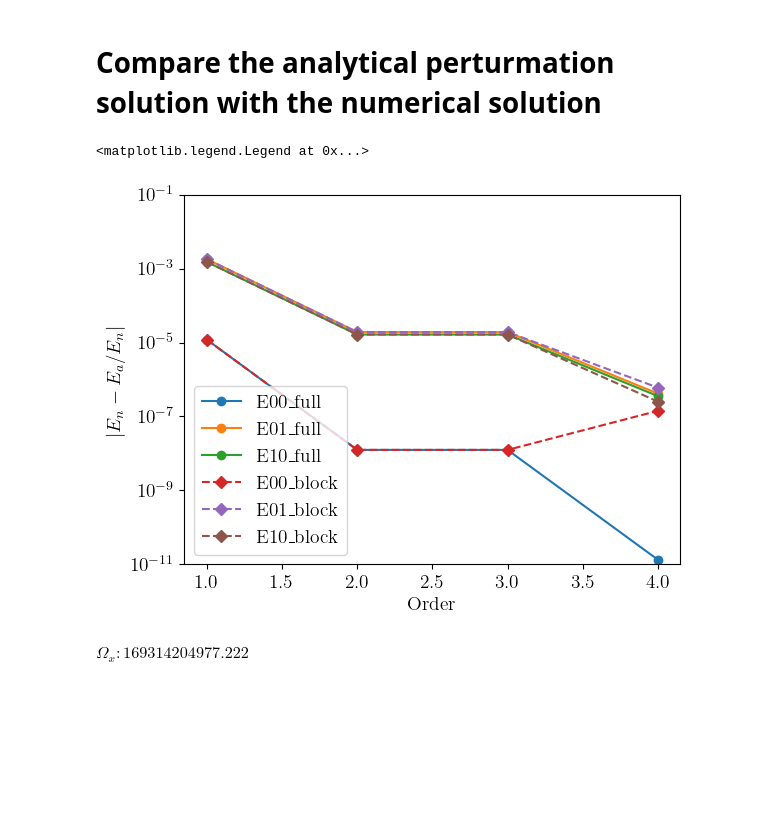
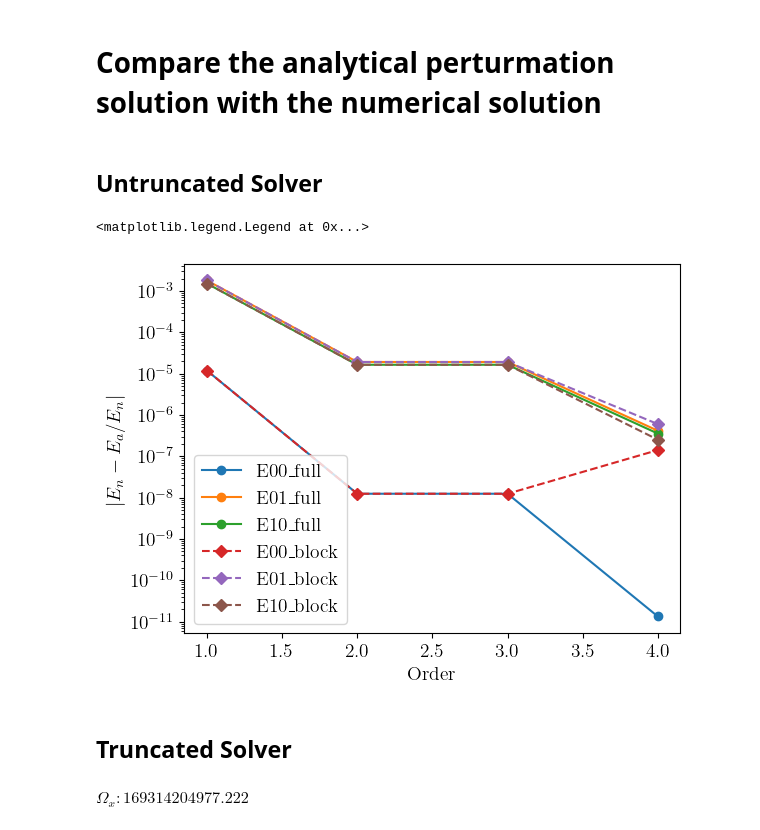
Before and after one commit to LeanderReascos/PySW, a Jupyter notebook: TwoHarmonicOscillators.ipynb, the cells around one changed output. Saved outputs shown, nothing was run; the diff lists cells and outputs as text; code cells hidden in the pictures; blank space fills up the shorter version.

```diff
--- a/TwoHarmonicOscillators.ipynb
+++ b/TwoHarmonicOscillators.ipynb
@@ -88,39 +85,0 @@ def get_an_energy(H_sol, omega_x, omega_y, B):
-# %%
-lx = 60e-9
-ly = 70e-9
-
-omega_x = hbar_val / (m * lx**2)
-omega_y = hbar_val / (m * ly**2)
-sol = solver(H, Finite, order=2, full_diagonal=True, commutation_relations=commutation_relations)
-H_mat = get_matrix(sol[0], subspaces)
-
-B = np.linspace(0.01, 0.1, 10)
-
-E00_n = np.zeros(len(B))
-E01_n = np.zeros(len(B))
-E10_n = np.zeros(len(B))
-
-E00_a = np.zeros(len(B))
-E01_a = np.zeros(len(B))
-E10_a = np.zeros(len(B))
-
-
-for i, B_val in enumerate(B):
-    E00_n[i] = get_num_energy(omega_x, omega_y, B_val, 0, 0)
-    E01_n[i] = get_num_energy(omega_x, omega_y, B_val, 0, 1)
-    E10_n[i] = get_num_energy(omega_x, omega_y, B_val, 1, 0)
-
-    H_mat_a = get_an_energy(H_mat, omega_x, omega_y, B_val)
-    E00_a[i], E01_a[i], E10_a[i] = H_mat_a[0:3]
-
-
-import matplotlib.pyplot as plt
-
-plt.plot(B, E00_n, label = "E00_n")
-plt.plot(B, E01_n, label = "E01_n")
-plt.plot(B, E10_n, label = "E10_n")
-plt.plot(B, E00_a, label = "E00_a")
-plt.plot(B, E01_a, label = "E01_a")
-plt.plot(B, E10_a, label = "E10_a")
-
-plt.legend()
@@ -130,2 +86,4 @@ plt.legend()
 # %% [markdown]
 # Compare the analytical perturmation solution with the numerical solution
+# %% [markdown]
+## Untruncated Solver
@@ -179,21 +149,22 @@ plt.rc('font', size=14)
 # %%
 fig, ax_ = plt.subplots()
 
 ax_.plot(range(1, max_order+1), error_E00_full, label = "E00_full", marker='o')
 ax_.plot(range(1, max_order+1), error_E01_full, label = "E01_full", marker='o')
 ax_.plot(range(1, max_order+1), error_E10_full, label = "E10_full", marker='o')
 
 
 ax_.plot(range(1, max_order+1), error_E00_block, label = "E00_block", linestyle='dashed', marker='D')
 ax_.plot(range(1, max_order+1), error_E01_block, label = "E01_block", linestyle='dashed', marker='D')
 ax_.plot(range(1, max_order+1), error_E10_block, label = "E10_block", linestyle='dashed', marker='D')
 
 ax_.set_yscale('log')
-ax_.set_ylim(10**-11, 10**-1)
 ax_.set_xlabel("Order")
 ax_.set_ylabel(r"$|E_n - E_a/E_n|$")
 ax_.legend()
 # %% [output]
 <matplotlib.legend.Legend at 0x...>
-[figure, old version]
+[figure, new version]
+# %% [markdown]
+## Truncated Solver
 # %%
```
Also changed, not shown: parts of 10 cells of this notebook.
